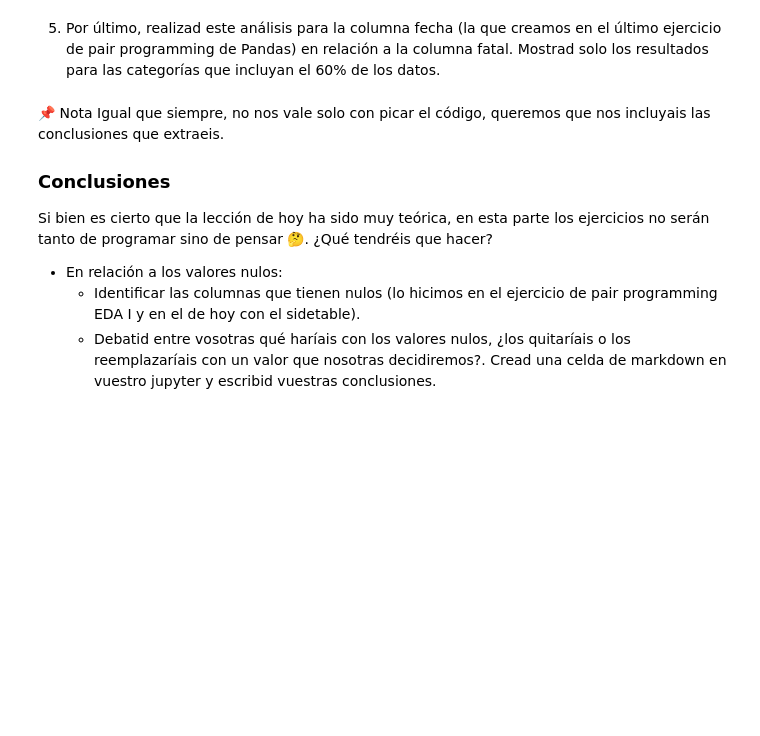
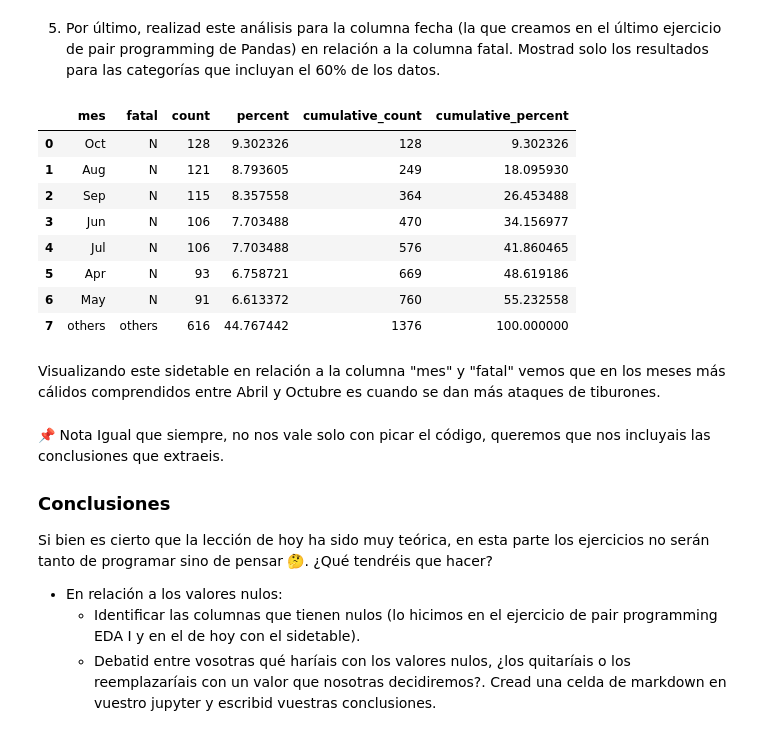
Before and after one commit to Adalab/DA-promo-c-modulo-2-sprint-2-Silvia-Pilar, a Jupyter notebook: EDA/Leccion-11-EDA-II-Nulos-y-Valores-extremos/EDA-II-Nulos-y-Valores-extremos.ipynb, the cells around one changed output. Drawn from its saved outputs; the diff is of its cells as text; code cells hidden in the pictures; blank space fills up the shorter version.

```diff
--- a/EDA/Leccion-11-EDA-II-Nulos-y-Valores-extremos/EDA-II-Nulos-y-Valores-extremos.ipynb
+++ b/EDA/Leccion-11-EDA-II-Nulos-y-Valores-extremos/EDA-II-Nulos-y-Valores-extremos.ipynb
@@ -45,5 +144,19 @@ Usad la librería sidetable para:
 # %% [markdown]
 5. Por último, realizad este análisis para la columna fecha (la que creamos en el último ejercicio de pair programming de Pandas) en relación a la columna fatal. Mostrad solo los resultados para las categorías que incluyan el 60% de los datos.
+# %%
+df.stb.freq(["mes", "fatal"], thresh= 60)
+# %% [output]
+|  | mes | fatal | count | percent | cumulative_count | cumulative_percent |
+| 0 | Oct | N | 128 | 9.302326 | 128 | 9.302326 |
+| 1 | Aug | N | 121 | 8.793605 | 249 | 18.095930 |
+| 2 | Sep | N | 115 | 8.357558 | 364 | 26.453488 |
+| 3 | Jun | N | 106 | 7.703488 | 470 | 34.156977 |
+| 4 | Jul | N | 106 | 7.703488 | 576 | 41.860465 |
+| 5 | Apr | N | 93 | 6.758721 | 669 | 48.619186 |
+| 6 | May | N | 91 | 6.613372 | 760 | 55.232558 |
+| 7 | others | others | 616 | 44.767442 | 1376 | 100.000000 |
+# %% [markdown]
+Visualizando este sidetable en relación a la columna "mes" y "fatal" vemos que en los meses más cálidos comprendidos entre Abril y Octubre es cuando se dan más ataques de tiburones.
 # %% [markdown]
 📌 Nota Igual que siempre, no nos vale solo con picar el código, queremos que nos incluyais las conclusiones que extraeis.
 
```
Also changed, not shown: parts of 15 cells of this notebook, 2 other files.
